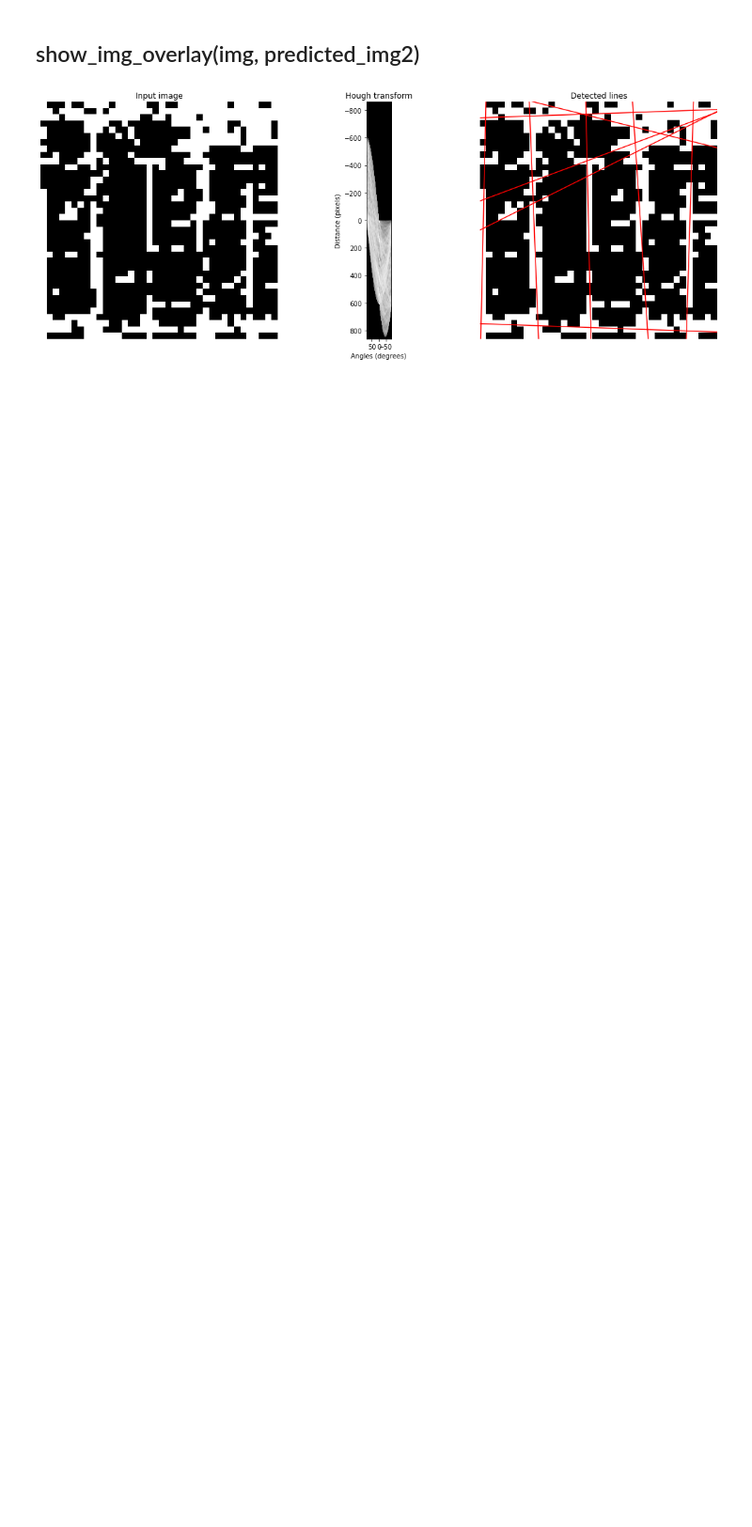
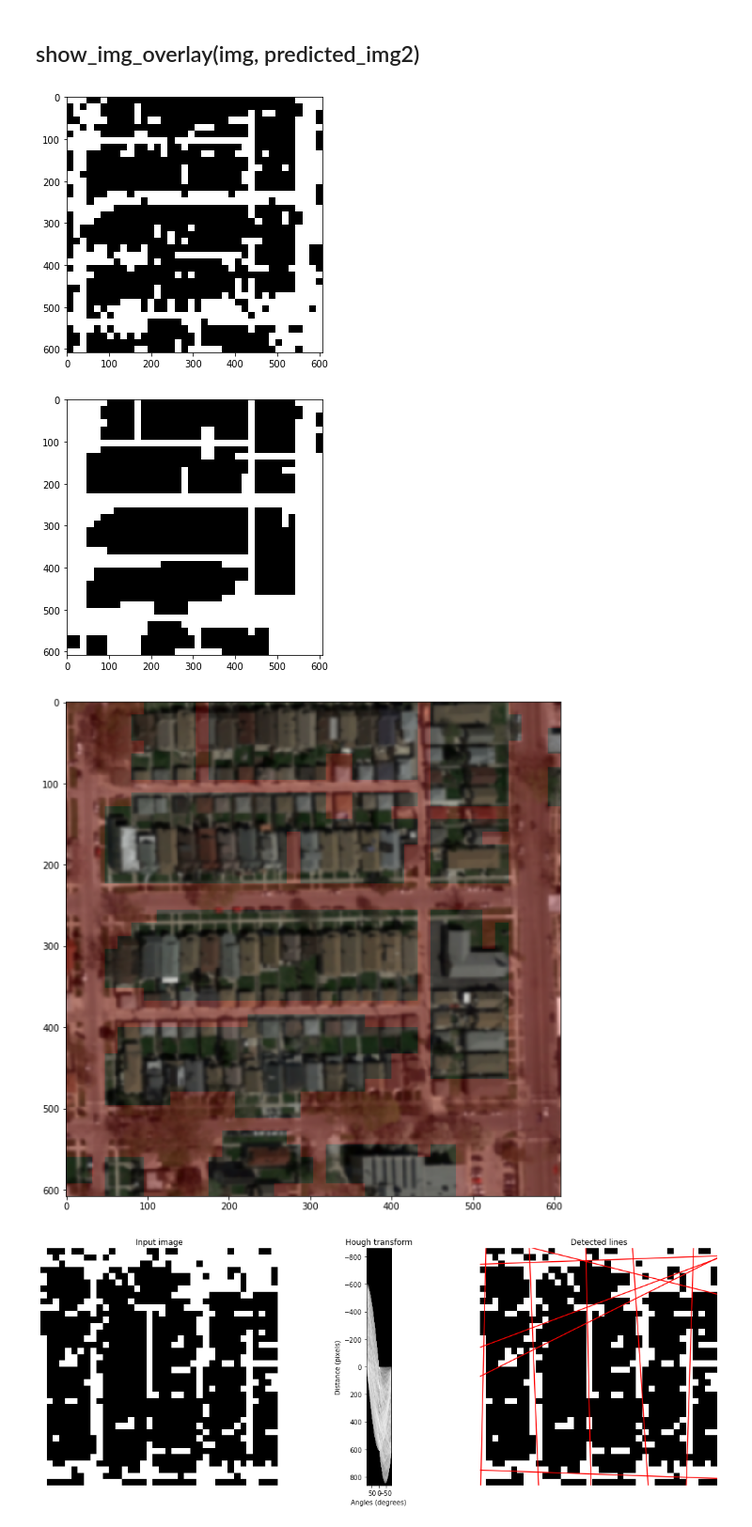
Before and after one commit to alexandrehutter/ml-project2, a Jupyter notebook: classification.ipynb, the cells around one changed output. Shown: that part at 94% size. Drawn from its saved outputs; the diff is of its cells as text; code cells hidden in the pictures; blank space fills up the shorter version.

```diff
--- a/classification.ipynb
+++ b/classification.ipynb
@@ -383,11 +338,20 @@ show_img(predict_img_final)
 # %% [markdown]
 ## show_img_overlay(img, predicted_img2)
 # %%
-if patch_size != 16:
-    Zi_agg = postprocessing.aggregate_labels(Zi, patch_size, 16, aggregate_threshold)
-    predicted_img_agg = label_to_img(w, h, 16, 16, Zi_agg)
-    show_img(predicted_img_agg)
-    show_img_overlay(img, predicted_img_agg)
+#if patch_size != 16:
+#    Zi_agg = postprocessing.aggregate_labels(Zi, patch_size, 16, aggregate_threshold)
+predicted_img_agg = label_to_img(w, h, 16, 16, Zi)
+show_img(predicted_img_agg)
+
+Zi = postprocessing.road_filters(Zi)
+predicted_img_agg2 = label_to_img(w, h, 16, 16, Zi)
+show_img(predicted_img_agg2)
+
+show_img_overlay(img, predicted_img_agg2)
+# %% [output]
+[figure, added]
+[figure, added]
+[figure, added]
 # %%
 postprocessing.hough_transform(predicted_img)
 # %% [output]
```
Also changed, not shown: parts of 7 cells of this notebook, 3 other files.
